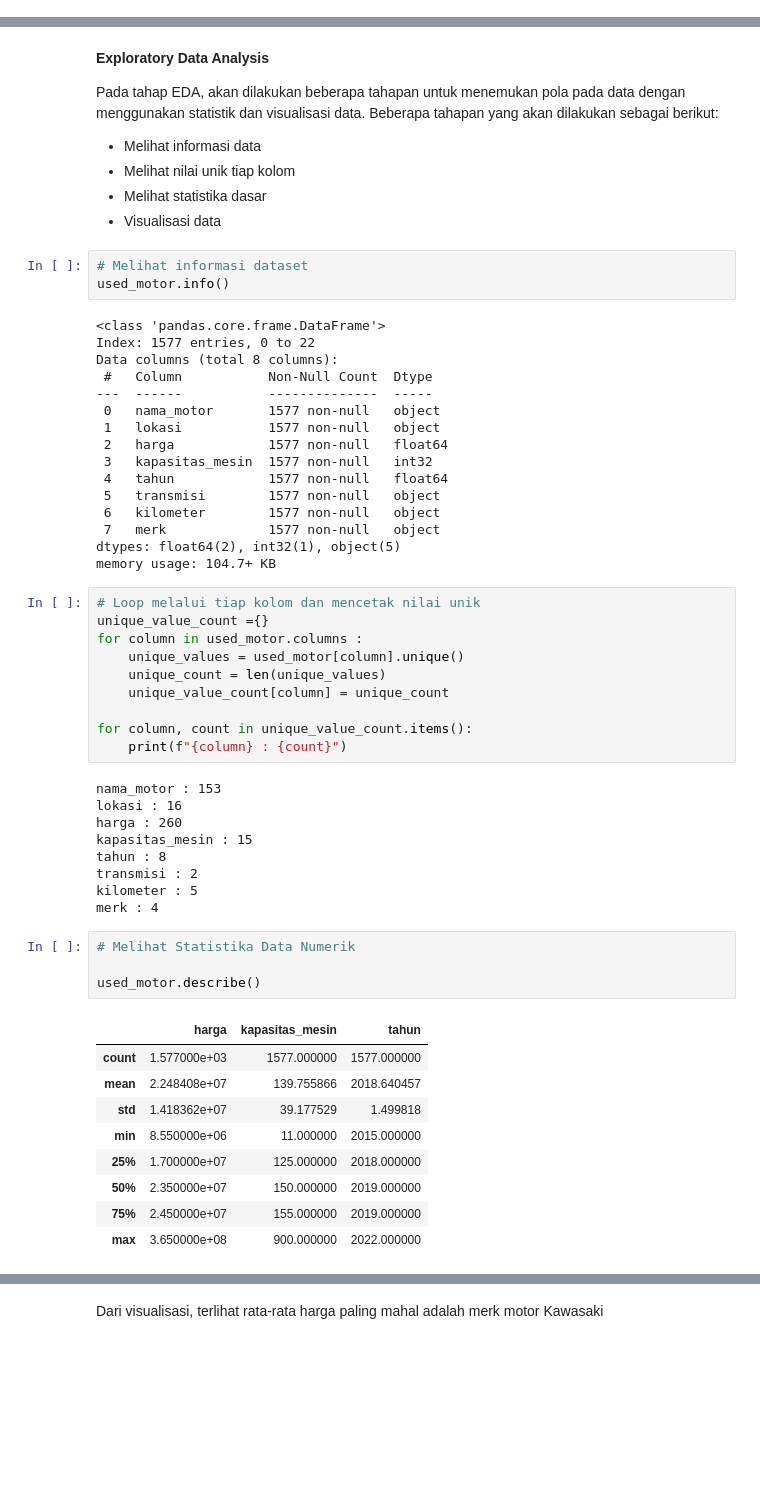
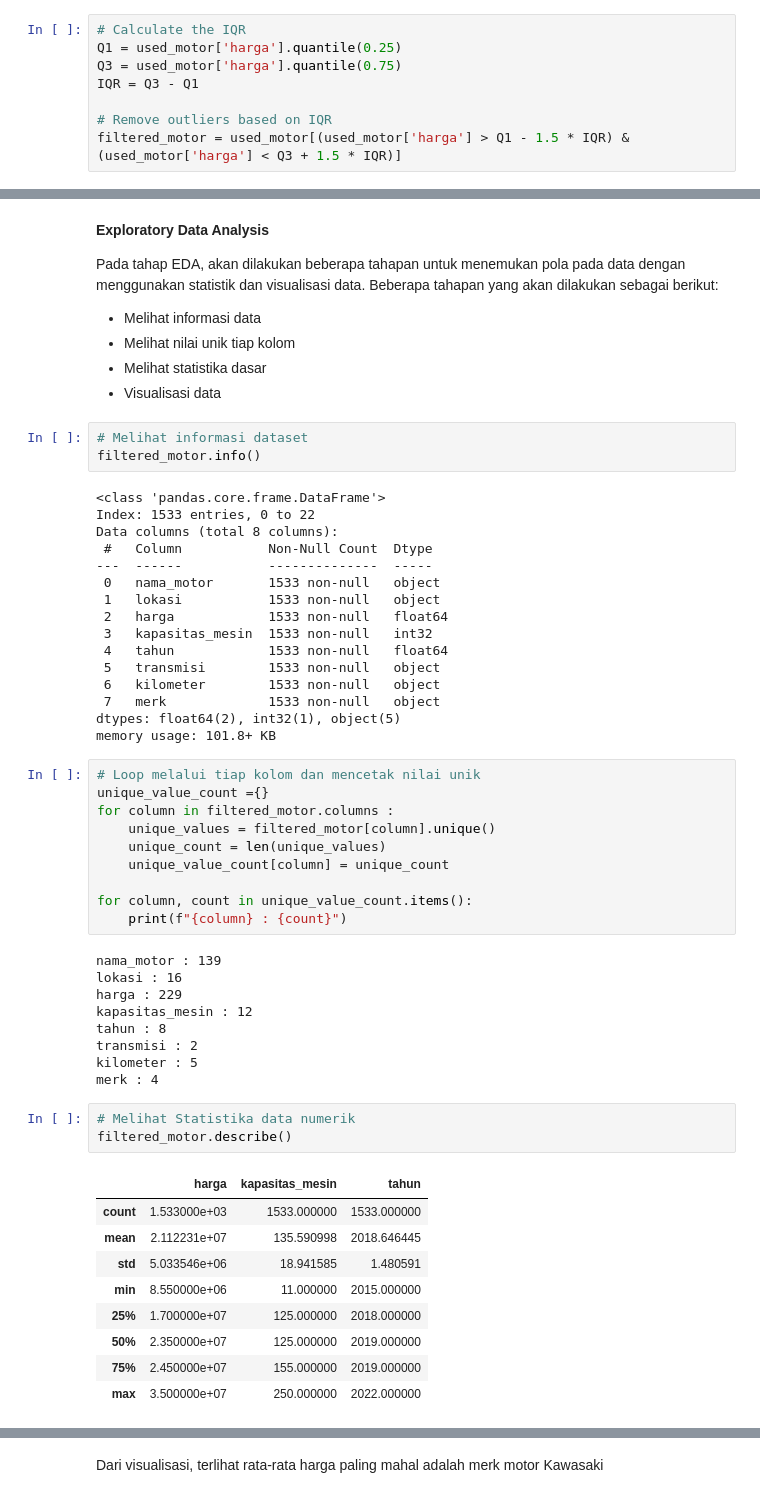
Before and after one commit to daff00/used-motorcycle-price-prediction, a Jupyter notebook: project.ipynb, the cells around one changed output, grey strips where cells are left out. Cells and saved outputs as stored; diff of their text form; blank space fills up the shorter version.

```diff
--- a/project.ipynb
+++ b/project.ipynb
@@ -288,0 +302,8 @@ print(used_motor['kapasitas_mesin'].unique())
+# %%
+# Calculate the IQR
+Q1 = used_motor['harga'].quantile(0.25)
+Q3 = used_motor['harga'].quantile(0.75)
+IQR = Q3 - Q1
+
+# Remove outliers based on IQR
+filtered_motor = used_motor[(used_motor['harga'] > Q1 - 1.5 * IQR) & (used_motor['harga'] < Q3 + 1.5 * IQR)]
@@ -296,54 +327,53 @@ Pada tahap EDA, akan dilakukan beberapa tahapan untuk menemukan pola pada data d
 - Visualisasi data
 # %%
 # Melihat informasi dataset
-used_motor.info()
+filtered_motor.info()
 # %% [output]
 <class 'pandas.core.frame.DataFrame'>
-Index: 1577 entries, 0 to 22
+Index: 1533 entries, 0 to 22
 Data columns (total 8 columns):
  #   Column           Non-Null Count  Dtype
 ---  ------           --------------  -----
- 0   nama_motor       1577 non-null   object
- 1   lokasi           1577 non-null   object
- 2   harga            1577 non-null   float64
- 3   kapasitas_mesin  1577 non-null   int32
- 4   tahun            1577 non-null   float64
- 5   transmisi        1577 non-null   object
- 6   kilometer        1577 non-null   object
- 7   merk             1577 non-null   object
+ 0   nama_motor       1533 non-null   object
+ 1   lokasi           1533 non-null   object
+ 2   harga            1533 non-null   float64
+ 3   kapasitas_mesin  1533 non-null   int32
+ 4   tahun            1533 non-null   float64
+ 5   transmisi        1533 non-null   object
+ 6   kilometer        1533 non-null   object
+ 7   merk             1533 non-null   object
 dtypes: float64(2), int32(1), object(5)
-memory usage: 104.7+ KB
+memory usage: 101.8+ KB
 # %%
 # Loop melalui tiap kolom dan mencetak nilai unik
 unique_value_count ={}
-for column in used_motor.columns :
-    unique_values = used_motor[column].unique()
+for column in filtered_motor.columns :
+    unique_values = filtered_motor[column].unique()
     unique_count = len(unique_values)
     unique_value_count[column] = unique_count
 
 for column, count in unique_value_count.items():
     print(f"{column} : {count}")
 # %% [output]
-nama_motor : 153
+nama_motor : 139
 lokasi : 16
-harga : 260
-kapasitas_mesin : 15
+harga : 229
+kapasitas_mesin : 12
 tahun : 8
 transmisi : 2
 kilometer : 5
 merk : 4
 # %%
-# Melihat Statistika Data Numerik
-
-used_motor.describe()
+# Melihat Statistika data numerik
+filtered_motor.describe()
 # %% [output]
 |  | harga | kapasitas_mesin | tahun |
-| count | 1.577000e+03 | 1577.000000 | 1577.000000 |
-| mean | 2.248408e+07 | 139.755866 | 2018.640457 |
-| std | 1.418362e+07 | 39.177529 | 1.499818 |
+| count | 1.533000e+03 | 1533.000000 | 1533.000000 |
+| mean | 2.112231e+07 | 135.590998 | 2018.646445 |
+| std | 5.033546e+06 | 18.941585 | 1.480591 |
 | min | 8.550000e+06 | 11.000000 | 2015.000000 |
 | 25% | 1.700000e+07 | 125.000000 | 2018.000000 |
-| 50% | 2.350000e+07 | 150.000000 | 2019.000000 |
+| 50% | 2.350000e+07 | 125.000000 | 2019.000000 |
 | 75% | 2.450000e+07 | 155.000000 | 2019.000000 |
-| max | 3.650000e+08 | 900.000000 | 2022.000000 |
+| max | 3.500000e+07 | 250.000000 | 2022.000000 |
 # %%
```
Also changed, not shown: parts of 29 cells of this notebook.
